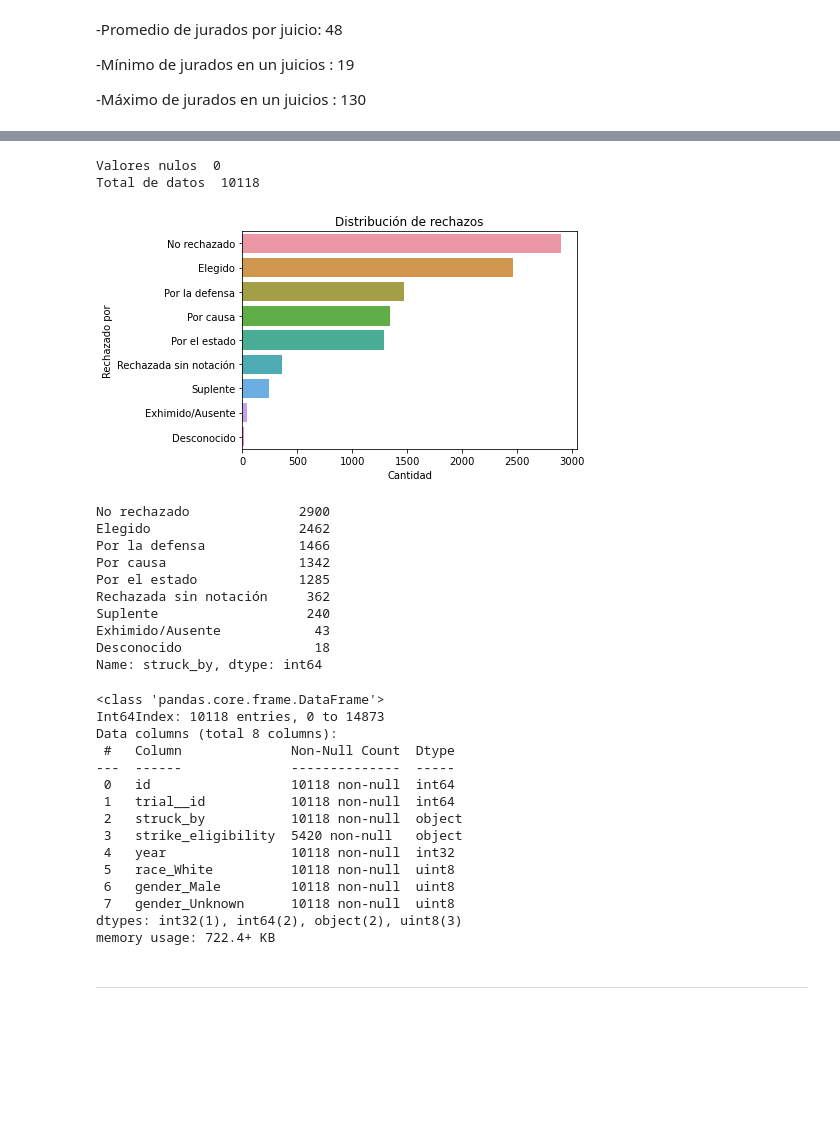
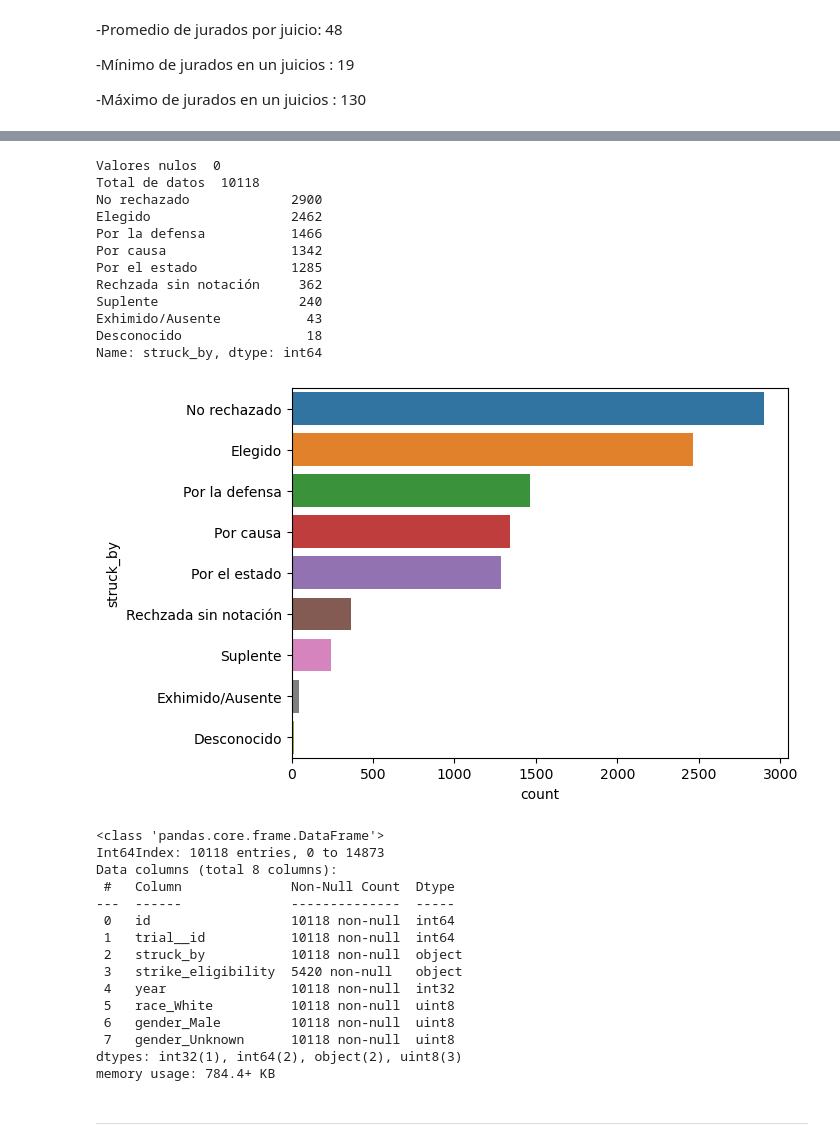
Before and after one commit to matfarinelli/DH-DS-Desafio-IV, a Jupyter notebook: jury-data-master/desafio.ipynb, the cells around one changed output, grey strips where cells are left out. Cells and saved outputs as stored; diff of their text form; code cells hidden in the pictures; blank space fills up the shorter version.

```diff
--- a/jury-data-master/desafio.ipynb
+++ b/jury-data-master/desafio.ipynb
@@ -51,13 +51,5 @@ Name: race, dtype: int64
 #Selección de las categorías 'Black' y 'White' la columna 'race'
 mask_jurors_2 = ['Black', 'White']
 data_jurors_mask_2 = data_jurors['race']. apply(lambda x: x in mask_jurors_2)
-data_jurors = data_jurors.loc[data_jurors_mask_2]
-# data_jurors = data_jurors_3
+data_jurors_3 = data_jurors.loc[data_jurors_mask_2]
+data_jurors = data_jurors_3
-# %%
-sns.set_palette("YlOrBr")
-plt.figure(figsize=(8,6))
-sns.countplot(x='race', data=data_jurors, hue='gender')
-plt.xlabel('Grupo étnico', fontsize=12)
-plt.ylabel('Cantidad', fontsize=12)
-plt.title(f'Distribución por etnia y sexo de los jurados ({len(data_jurors)})', fontsize=14)
-plt.show()
@@ -150,7 +137,7 @@ etiquetas_struck_by = {
              'Struck by the defense':  'Por la defensa',
              'Struck for cause':  'Por causa',
              'Struck by the state':  'Por el estado',
-             'Struck without notation': 'Rechazada sin notación',
+             'Struck without notation': 'Rechzada sin notación',
              'Juror excused/absent': 'Exhimido/Ausente',
              'Juror chosen as alternate': 'Suplente',
              'Unknown': 'Desconocido'
@@ -161,32 +148,26 @@ data_jurors_struck_by['struck_by'] = data_jurors_struck_by['struck_by'].map(etiq
 # %%
 print(f'Valores nulos ' , data_jurors_struck_by.struck_by.isna().sum())
 print(f'Total de datos ', data_jurors_struck_by.struck_by.shape[0])
 
 #Analizamos la correlación que existe entre algunas de las variables
 orden=data_jurors_struck_by.struck_by.value_counts().index
-
 sns.countplot(y='struck_by', data=data_jurors_struck_by, order=orden)
-plt.xlabel('Cantidad')
-plt.ylabel('Rechazado por')
-plt.title('Distribución de rechazos')
-plt.show()
-
 
 print(data_jurors_struck_by.struck_by.value_counts())
 # %% [output]
 Valores nulos  0
 Total de datos  10118
+No rechazado             2900
+Elegido                  2462
+Por la defensa           1466
+Por causa                1342
+Por el estado            1285
+Rechzada sin notación     362
+Suplente                  240
+Exhimido/Ausente           43
+Desconocido                18
+Name: struck_by, dtype: int64
-[figure, old version]
+[figure, new version]
-No rechazado              2900
-Elegido                   2462
-Por la defensa            1466
-Por causa                 1342
-Por el estado             1285
-Rechazada sin notación     362
-Suplente                   240
-Exhimido/Ausente            43
-Desconocido                 18
-Name: struck_by, dtype: int64
 # %%
 data_jurors.info()
 # %% [output]
@@ -204,7 +185,7 @@ Data columns (total 8 columns):
  6   gender_Male         10118 non-null  uint8
  7   gender_Unknown      10118 non-null  uint8
 dtypes: int32(1), int64(2), object(2), uint8(3)
-memory usage: 722.4+ KB
+memory usage: 784.4+ KB
 # %% [markdown]
 ------------------------
 # %% [markdown]
```
Also changed, not shown: parts of 56 cells of this notebook, 1 other file.
